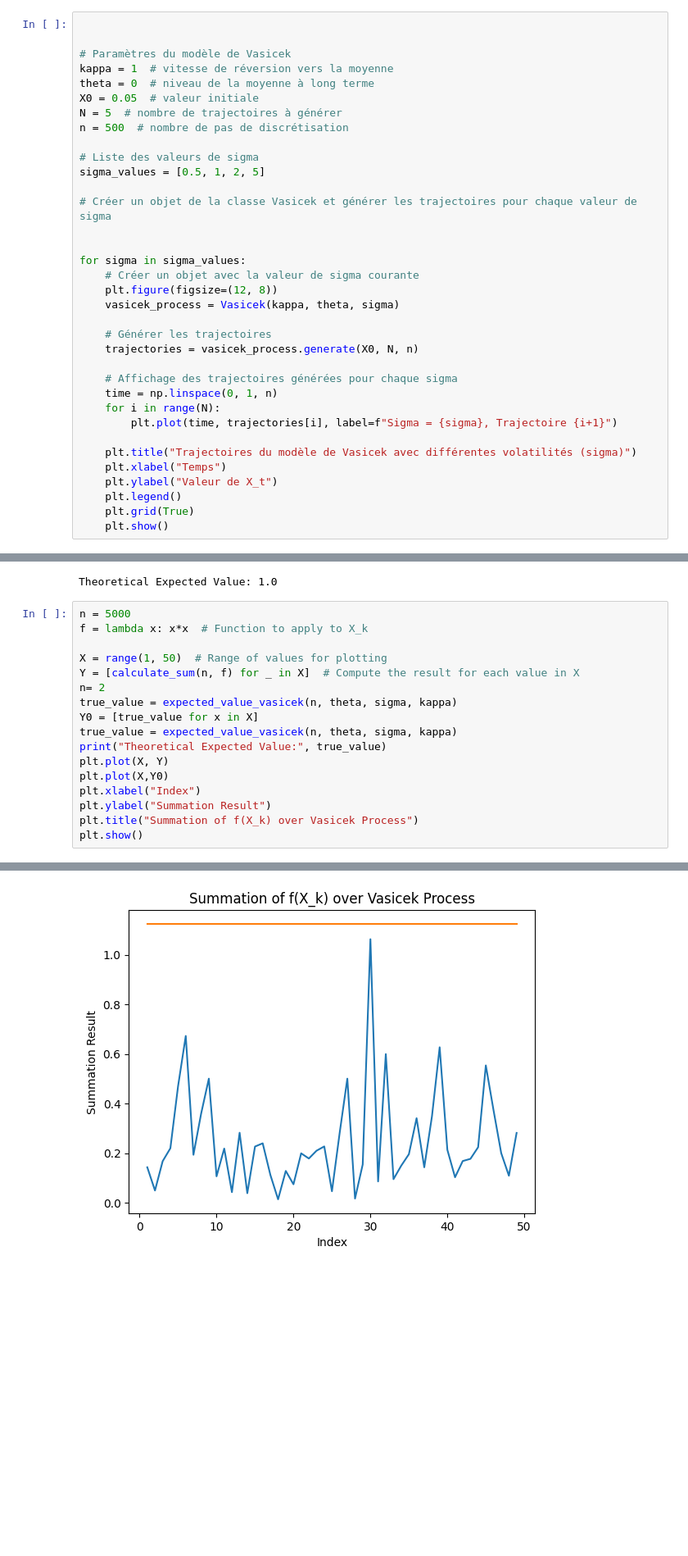
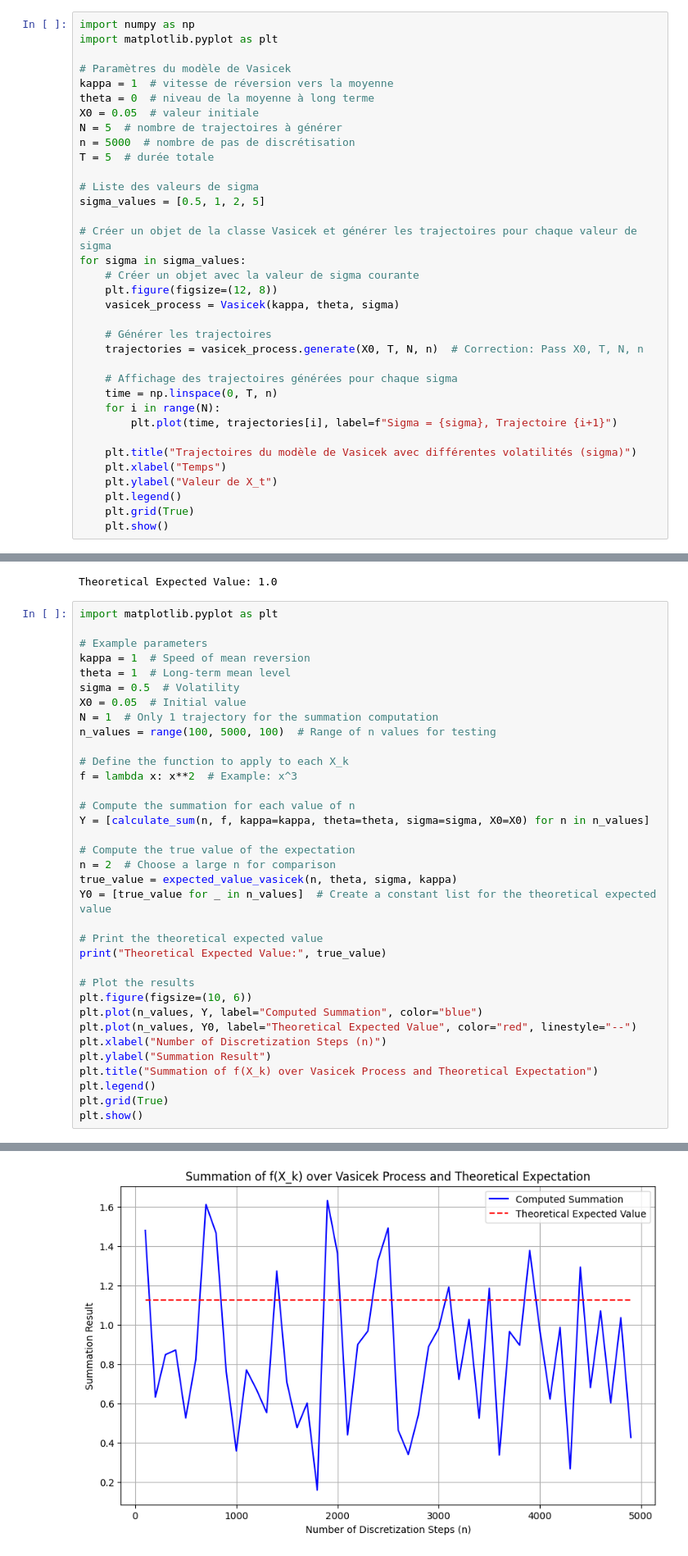
Before and after one commit to Hassen214/Project-IMI, a Jupyter notebook: Code.ipynb, the cells around one changed output, grey strips where cells are left out. Shown at 82% size. Cells and saved outputs as stored; diff of their text form; blank space fills up the shorter version.

```diff
--- a/Code.ipynb
+++ b/Code.ipynb
@@ -45,31 +48,31 @@ class Vasicek:
 
         return trajectories
 # %%
-
+import numpy as np
+import matplotlib.pyplot as plt
 
 # Paramètres du modèle de Vasicek
 kappa = 1  # vitesse de réversion vers la moyenne
 theta = 0  # niveau de la moyenne à long terme
 X0 = 0.05  # valeur initiale
 N = 5  # nombre de trajectoires à générer
-n = 500  # nombre de pas de discrétisation
+n = 5000  # nombre de pas de discrétisation
+T = 5  # durée totale
 
 # Liste des valeurs de sigma
 sigma_values = [0.5, 1, 2, 5]
 
 # Créer un objet de la classe Vasicek et générer les trajectoires pour chaque valeur de sigma
-
-
 for sigma in sigma_values:
     # Créer un objet avec la valeur de sigma courante
     plt.figure(figsize=(12, 8))
     vasicek_process = Vasicek(kappa, theta, sigma)
 
     # Générer les trajectoires
-    trajectories = vasicek_process.generate(X0, N, n)
+    trajectories = vasicek_process.generate(X0, T, N, n)  # Correction: Pass X0, T, N, n
 
     # Affichage des trajectoires générées pour chaque sigma
-    time = np.linspace(0, 1, n)
+    time = np.linspace(0, T, n)
     for i in range(N):
         plt.plot(time, trajectories[i], label=f"Sigma = {sigma}, Trajectoire {i+1}")
 
@@ -164,22 +177,40 @@ print("Theoretical Expected Value:", true_value)
 # %% [output]
 Theoretical Expected Value: 1.0
 # %%
-n = 5000
-f = lambda x: x*x  # Function to apply to X_k
+import matplotlib.pyplot as plt
 
-X = range(1, 50)  # Range of values for plotting
-Y = [calculate_sum(n, f) for _ in X]  # Compute the result for each value in X
-n= 2
+# Example parameters
+kappa = 1  # Speed of mean reversion
+theta = 1  # Long-term mean level
+sigma = 0.5  # Volatility
+X0 = 0.05  # Initial value
+N = 1  # Only 1 trajectory for the summation computation
+n_values = range(100, 5000, 100)  # Range of n values for testing
+
+# Define the function to apply to each X_k
+f = lambda x: x**2  # Example: x^3
+
+# Compute the summation for each value of n
+Y = [calculate_sum(n, f, kappa=kappa, theta=theta, sigma=sigma, X0=X0) for n in n_values]
+
+# Compute the true value of the expectation
+n = 2  # Choose a large n for comparison
 true_value = expected_value_vasicek(n, theta, sigma, kappa)
-Y0 = [true_value for x in X]
-true_value = expected_value_vasicek(n, theta, sigma, kappa)
+Y0 = [true_value for _ in n_values]  # Create a constant list for the theoretical expected value
+
+# Print the theoretical expected value
 print("Theoretical Expected Value:", true_value)
-plt.plot(X, Y)
-plt.plot(X,Y0)
-plt.xlabel("Index")
+
+# Plot the results
+plt.figure(figsize=(10, 6))
+plt.plot(n_values, Y, label="Computed Summation", color="blue")
+plt.plot(n_values, Y0, label="Theoretical Expected Value", color="red", linestyle="--")
+plt.xlabel("Number of Discretization Steps (n)")
 plt.ylabel("Summation Result")
-plt.title("Summation of f(X_k) over Vasicek Process")
+plt.title("Summation of f(X_k) over Vasicek Process and Theoretical Expectation")
+plt.legend()
+plt.grid(True)
 plt.show()
 # %% [output]
 Theoretical Expected Value: 1.125
-[figure, old version]
+[figure, new version]
```
Also changed, not shown: parts of 3 cells of this notebook.
